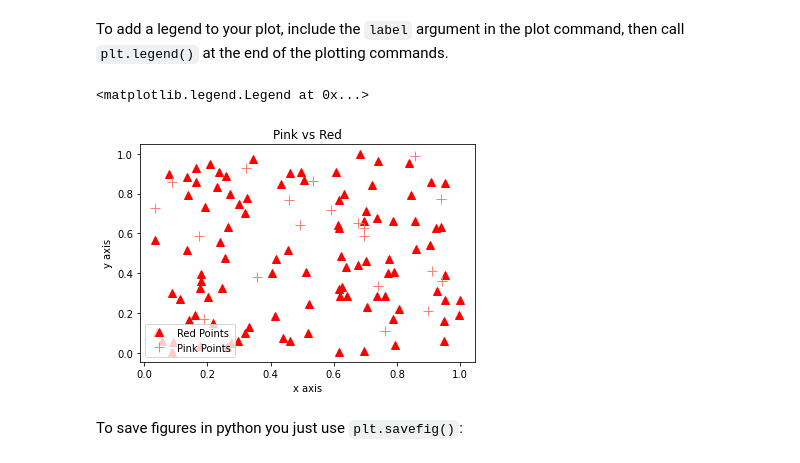
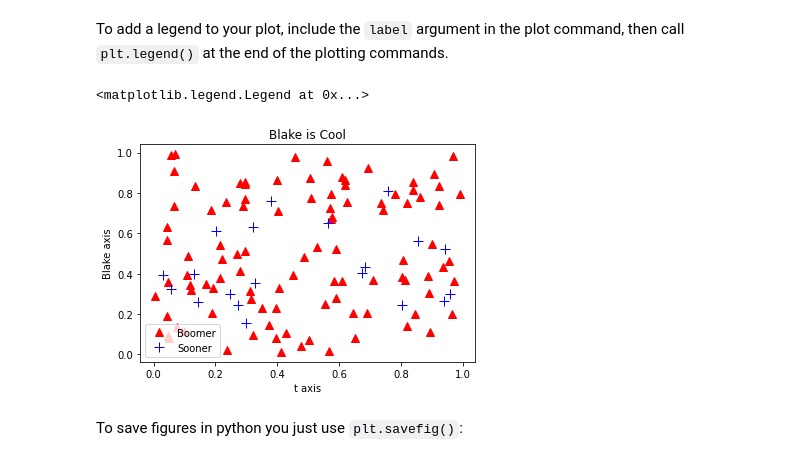
Before and after one commit to blaketjohnson/Astro3190_BJohnson, a Jupyter notebook: lessons/06-plotting_Lastname.ipynb, the cells around one changed output. Drawn from its saved outputs; the diff is of its cells as text; code cells hidden in the pictures.

```diff
--- a/lessons/06-plotting_Lastname.ipynb
+++ b/lessons/06-plotting_Lastname.ipynb
@@ -98,22 +98,22 @@ To add a legend to your plot, include the `label` argument in the plot command,
 # %%
 xred = np.random.rand(100)
 yred = np.random.rand(100)
 
 xpink = np.random.rand(20)
 ypink = np.random.rand(20)
 
-plt.plot(xred,yred,'^',color='red',markersize=8,label='Red Points')
-plt.plot(xpink,ypink,'+',color='Salmon',markersize=10,label='Pink Points')
+plt.plot(xred,yred,'^',color='red',markersize=8,label='Boomer')
+plt.plot(xpink,ypink,'+',color='blue',markersize=10,label='Sooner')
 
-plt.xlabel('x axis')
-plt.ylabel('y axis')
+plt.xlabel('t axis')
+plt.ylabel('Blake axis')
 
-plt.title('Pink vs Red')
+plt.title('Blake is Cool')
 
 plt.legend(loc='lower left')
 # %% [output]
 <matplotlib.legend.Legend at 0x...>
-[figure, old version]
+[figure, new version]
 # %% [markdown]
 To save figures in python you just use `plt.savefig()`:
 # %%
```
Also changed, not shown: parts of 3 cells of this notebook, 1 other file.
